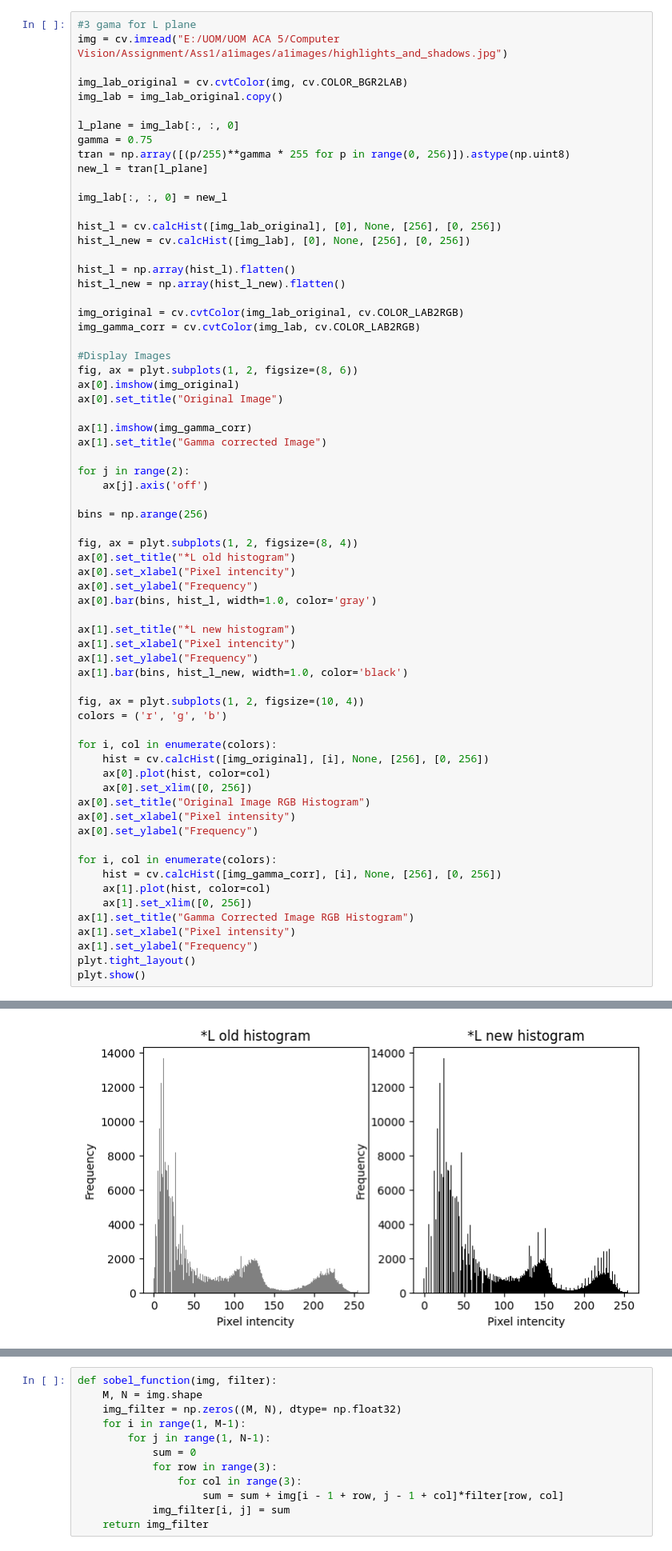
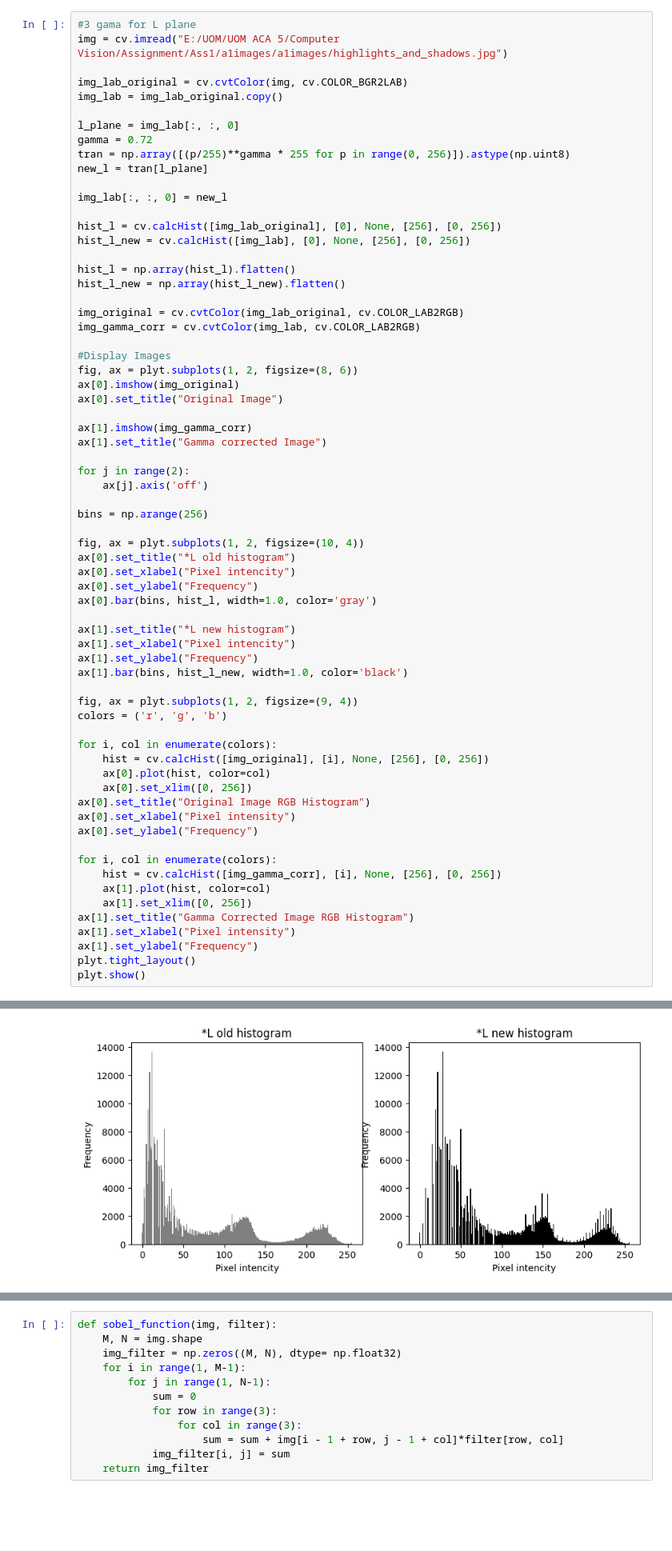
Before and after one commit to bathiy/EN3610-Image-Processing-and-Computer-Vision-, a Jupyter notebook: 220036L_Assignment1.ipynb, the cells around one changed output, grey strips where cells are left out. Shown at 80% size. Cells and saved outputs as stored; diff of their text form; blank space fills up the shorter version.

```diff
--- a/220036L_Assignment1.ipynb
+++ b/220036L_Assignment1.ipynb
@@ -66,7 +75,7 @@ img_lab_original = cv.cvtColor(img, cv.COLOR_BGR2LAB)
 img_lab = img_lab_original.copy()
 
 l_plane = img_lab[:, :, 0]
-gamma = 0.75
+gamma = 0.72
 tran = np.array([(p/255)**gamma * 255 for p in range(0, 256)]).astype(np.uint8)
 new_l = tran[l_plane]
 
@@ -94,37 +103,37 @@ for j in range(2):
 
 bins = np.arange(256)
 
-fig, ax = plyt.subplots(1, 2, figsize=(8, 4))
+fig, ax = plyt.subplots(1, 2, figsize=(10, 4))
 ax[0].set_title("*L old histogram")
 ax[0].set_xlabel("Pixel intencity")
 ax[0].set_ylabel("Frequency")
 ax[0].bar(bins, hist_l, width=1.0, color='gray')
 
 ax[1].set_title("*L new histogram")
 ax[1].set_xlabel("Pixel intencity")
 ax[1].set_ylabel("Frequency")
 ax[1].bar(bins, hist_l_new, width=1.0, color='black')
 
-fig, ax = plyt.subplots(1, 2, figsize=(10, 4))
+fig, ax = plyt.subplots(1, 2, figsize=(9, 4))
 colors = ('r', 'g', 'b')
 
 for i, col in enumerate(colors):
     hist = cv.calcHist([img_original], [i], None, [256], [0, 256])
     ax[0].plot(hist, color=col)
     ax[0].set_xlim([0, 256])
 ax[0].set_title("Original Image RGB Histogram")
 ax[0].set_xlabel("Pixel intensity")
 ax[0].set_ylabel("Frequency")
 
 for i, col in enumerate(colors):
     hist = cv.calcHist([img_gamma_corr], [i], None, [256], [0, 256])
     ax[1].plot(hist, color=col)
     ax[1].set_xlim([0, 256])
 ax[1].set_title("Gamma Corrected Image RGB Histogram")
 ax[1].set_xlabel("Pixel intensity")
 ax[1].set_ylabel("Frequency")
 plyt.tight_layout()
 plyt.show()
 # %% [output]
 [figure]
-[figure, old version]
+[figure, new version]
```
Also changed, not shown: parts of 17 cells of this notebook.
